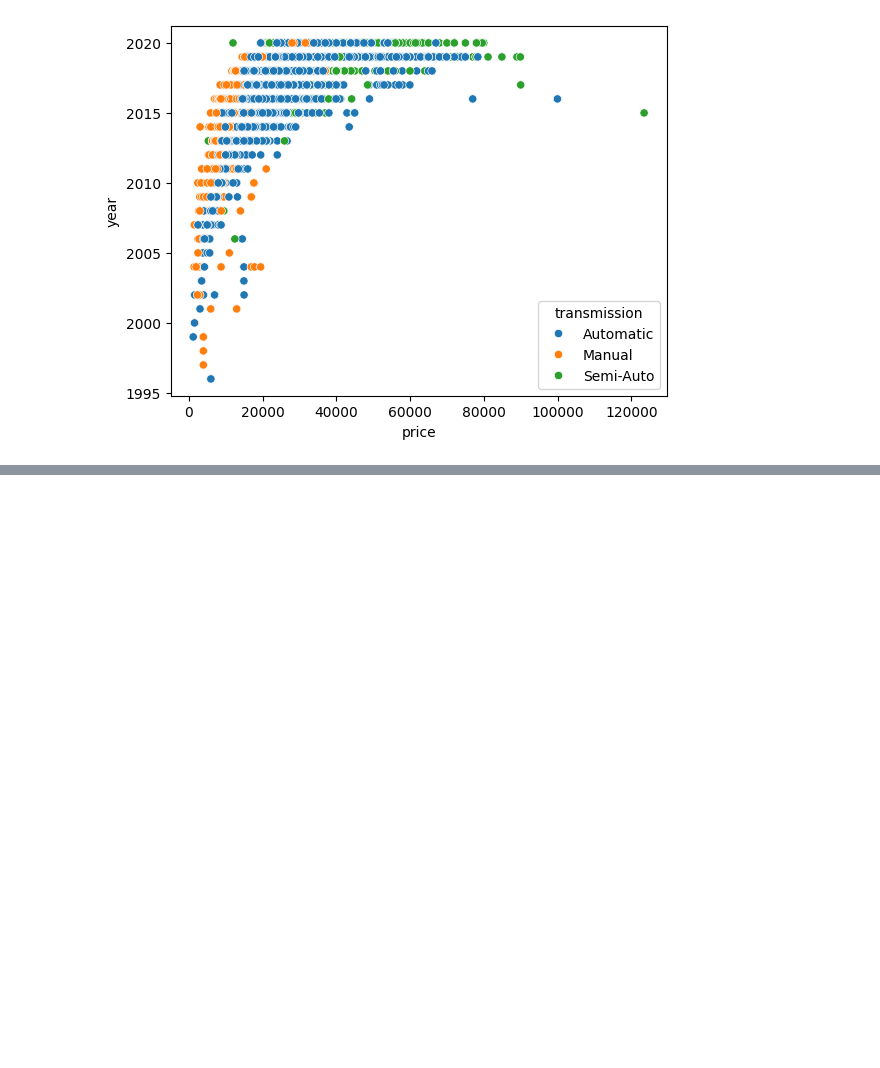
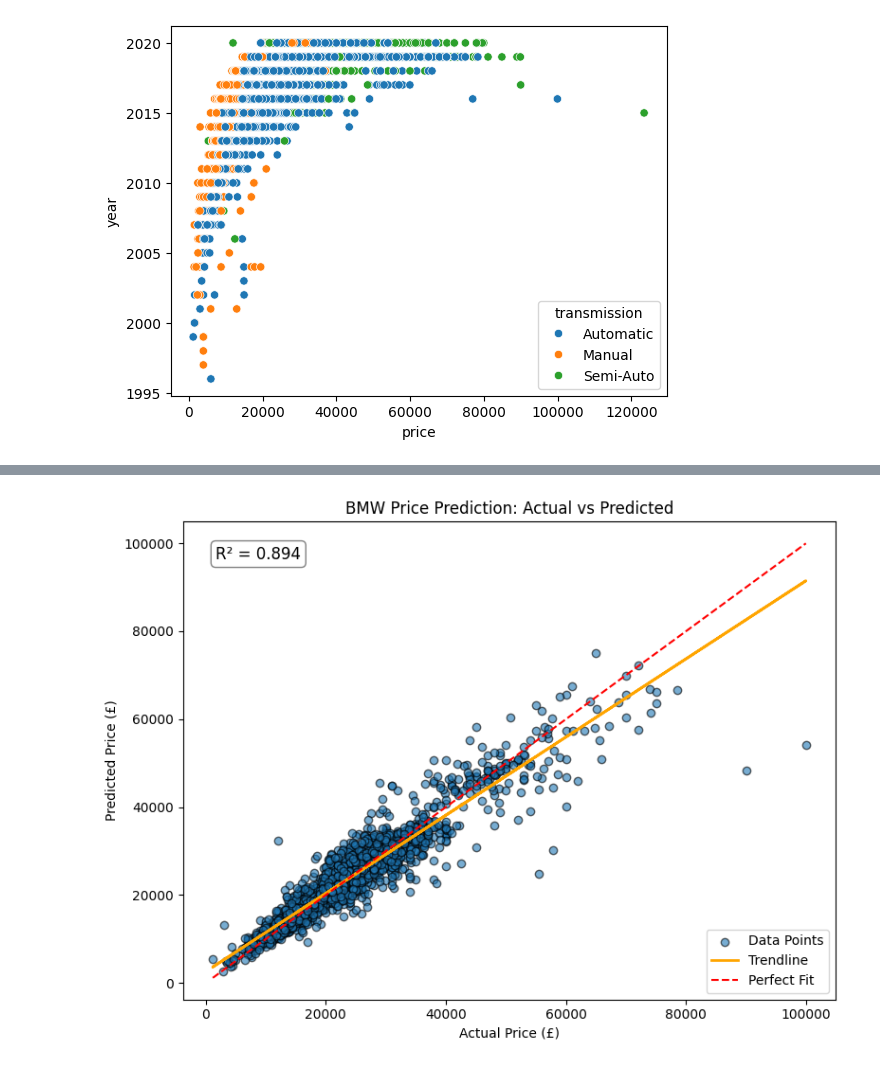
Before and after one commit to davidjayjackson/auto_bmw, a Jupyter notebook: bnw_eda.ipynb, the cells around one changed output, grey strips where cells are left out. Drawn from its saved outputs; the diff is of its cells as text; code cells hidden in the pictures; blank space fills up the shorter version.

```diff
--- a/bnw_eda.ipynb
+++ b/bnw_eda.ipynb
@@ -79,0 +496,46 @@ sns.scatterplot(x='price', y='year', data=bmw,hue='transmission')
+# %%
+# -----------------------------------------------------
+# 8. Plot Actual vs Predicted Prices with Trendline & R²
+# -----------------------------------------------------
+import matplotlib.pyplot as plt
+import numpy as np
+from sklearn.linear_model import LinearRegression
+
+# Reshape for linear regression fit
+y_test_reshaped = np.array(y_test).reshape(-1, 1)
+y_pred_reshaped = np.array(y_pred).reshape(-1, 1)
+
+# Fit regression line
+trend_model = LinearRegression()
+trend_model.fit(y_test_reshaped, y_pred_reshaped)
+y_line = trend_model.predict(y_test_reshaped)
+
+# Get R² for the trendline
+r2_line = trend_model.score(y_test_reshaped, y_pred_reshaped)
+
+# Plot
+plt.figure(figsize=(8, 6))
+plt.scatter(y_test, y_pred, alpha=0.6, edgecolors='k', label='Data Points')
+plt.plot(y_test, y_line, color='orange', linewidth=2, label='Trendline')
+plt.plot([y_test.min(), y_test.max()], [y_test.min(), y_test.max()],
+         color='red', linestyle='--', linewidth=1.5, label='Perfect Fit')
+
+plt.xlabel("Actual Price (£)")
+plt.ylabel("Predicted Price (£)")
+plt.title("BMW Price Prediction: Actual vs Predicted")
+
+# R² annotation in corner
+plt.text(
+    0.05, 0.95,
+    f"R² = {r2_line:.3f}",
+    transform=plt.gca().transAxes,
+    fontsize=12,
+    verticalalignment='top',
+    bbox=dict(boxstyle="round,pad=0.3", fc="white", ec="gray", lw=1)
+)
+
+plt.legend()
+plt.tight_layout()
+plt.show()
+# %% [output]
+[figure, added]
```
Also changed, not shown: parts of 8 cells of this notebook, 1 other file.
